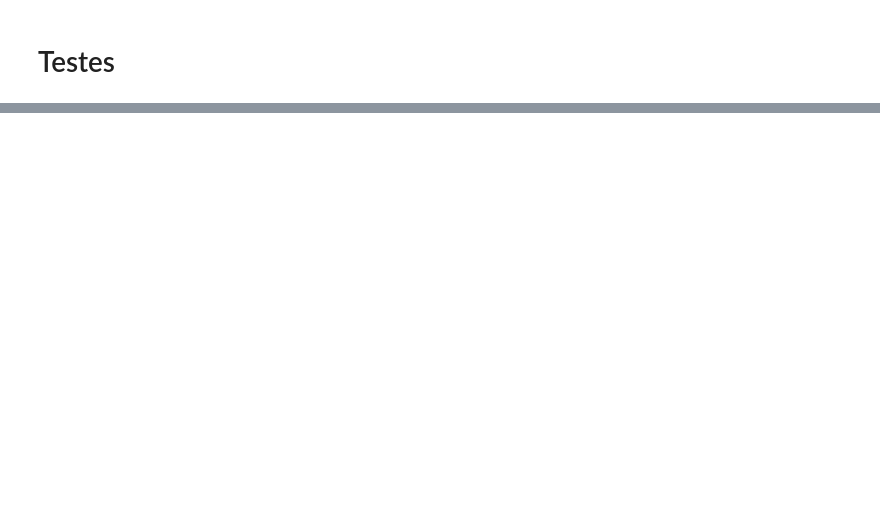
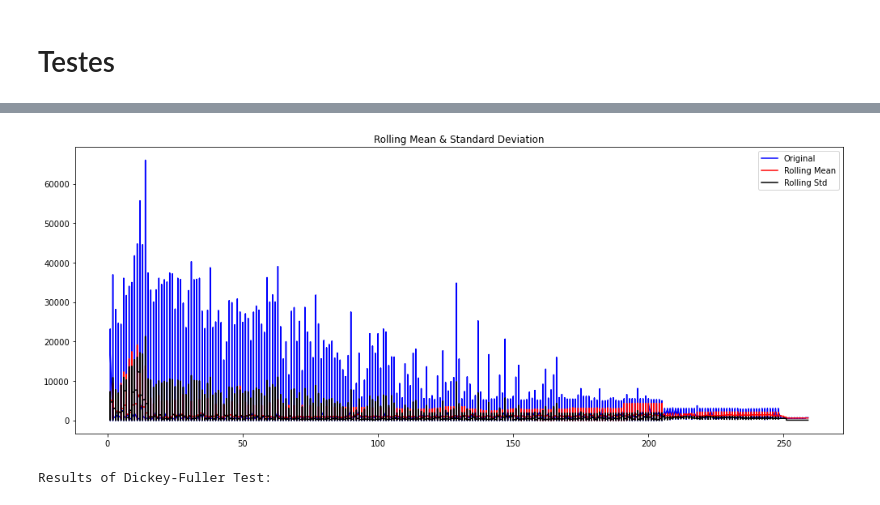
Before and after one commit to samuel0072/CD_COMP401, a Jupyter notebook: Projeto.ipynb, the cells around one changed output, grey strips where cells are left out. Cells and saved outputs as stored; diff of their text form; code cells hidden in the pictures; blank space fills up the shorter version.

```diff
--- a/Projeto.ipynb
+++ b/Projeto.ipynb
@@ -76,15 +81,16 @@ cidades_dataset = import_dataset("Datasets/municipios.csv", sep = ";", columns =
 # %%
 def clean_spaces(df, text_columns, number_columns):
     #retira os espaços em branco e coloca todos os caracteres em caixa baixa
-    df = df.applymap(
+    new_df = df.applymap(
         lambda x: " ".join( x.split() ).lower() if isinstance(x, str) else x,
         na_action = 'ignore')
+    del df
     #troca todas as ',' por '.'
-    df[number_columns] = df[number_columns].applymap(
+    new_df[number_columns] = new_df[number_columns].applymap(
         lambda x: ".".join(x.split(",")) if isinstance(x, str) else x,
         na_action = 'ignore')
 
-    return df
+    return new_df
 # %%
 text_columns = ["Nome", "CPF", "Descrição do cargo emprego", "Nível de Escolaridade", "Denominação do órgão de atuação",
               "UF da UPAG de vinculação", "Denominação unidade organizacional", "UF da Residência",
@@ -232,0 +241,4 @@ abono_dataset["Meses com abono"] = pd.Series(data = meses)
+# %%
+abono_dataset.sort_values("Meses com abono", inplace = True, kind = "mergesort", ignore_index = True)
+# %%
+abono_dataset.set_index("Meses com abono", inplace = True)
@@ -250,0 +279,30 @@ abono_dataset
+# %%
+#código feito por https://www.vooo.pro/insights/guia-completo-para-criar-time-series-com-codigo-em-python/
+def test_stationarity(timeseries):
+
+
+    #Determing rolling statistics
+    rolling = timeseries.rolling(12)
+    rolmean = rolling.mean()
+    rolstd = rolling.std()
+
+    #Plot rolling statistics:
+    orig = plt.plot(timeseries, color='blue',label='Original')
+    mean = plt.plot(rolmean, color='red', label='Rolling Mean')
+    std = plt.plot(rolstd, color='black', label = 'Rolling Std')
+    plt.legend(loc='best')
+    plt.title('Rolling Mean & Standard Deviation')
+    plt.show(block=False)
+
+    #Perform Dickey-Fuller test:
+    print('Results of Dickey-Fuller Test:')
+    dftest = adfuller(timeseries, autolag='AIC')
+    dfoutput = pd.Series(dftest[0:4], index=['Test Statistic','p-value','#Lags Used','Number of Observations Used'])
+    for key,value in dftest[4].items():
+        dfoutput['Critical Value (%s)'%key] = value
+    print(dfoutput)
+# %%
+test_stationarity(abono_dataset["VAL"])
+# %% [output]
+[figure, added]
+Results of Dickey-Fuller Test:
```
Also changed, not shown: parts of 45 cells of this notebook.
